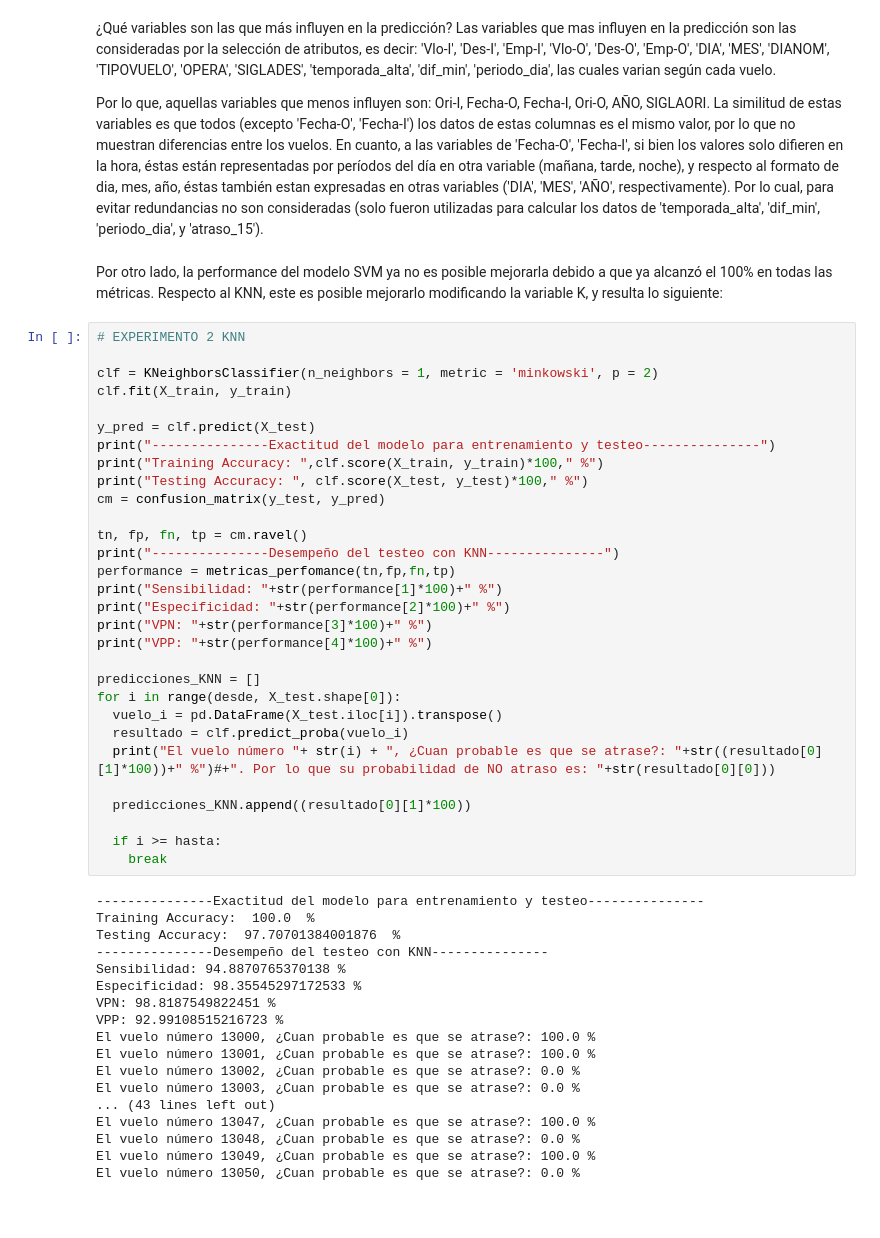
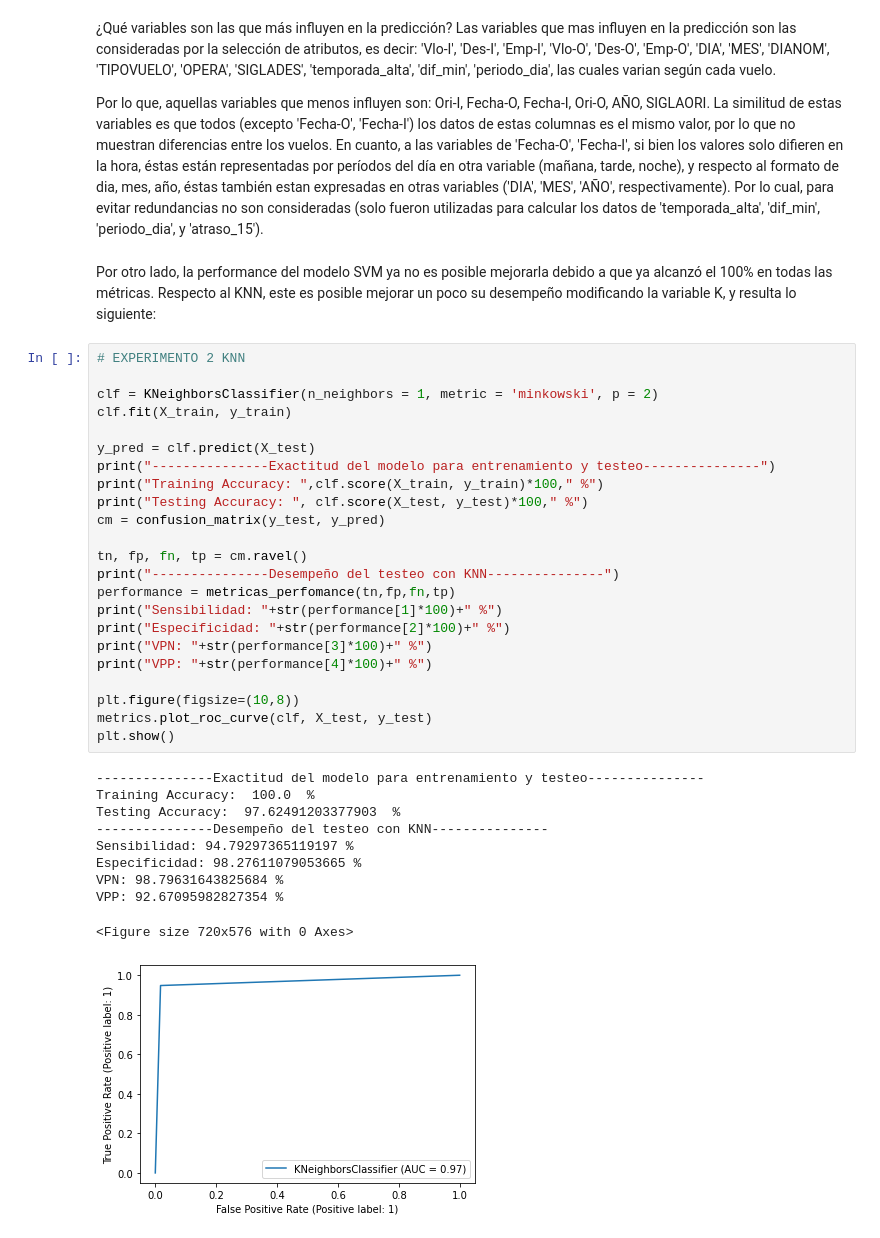
Before and after one commit to mario-97/Challenge_DataScientist, a Jupyter notebook: solution.ipynb, the cells around one changed output. Cells and saved outputs as stored; diff of their text form; blank space fills up the shorter version.

```diff
--- a/solution.ipynb
+++ b/solution.ipynb
@@ -897,52 +927,38 @@ Si bien el porcentaje de probabilidad de los modelos SVM y KNN no coinciden, si
 
 Por lo que, aquellas variables que menos influyen son:  Ori-I, Fecha-O, Fecha-I, Ori-O, AÑO, SIGLAORI. La similitud de estas variables es que todos (excepto 'Fecha-O', 'Fecha-I') los datos de estas columnas es el mismo valor, por lo que no muestran diferencias entre los vuelos. En cuanto, a las variables de 'Fecha-O', 'Fecha-I', si bien los valores solo difieren en la hora, éstas están representadas por períodos del día en otra variable (mañana, tarde, noche), y respecto al formato de dia, mes, año, éstas también estan expresadas en otras variables ('DIA', 'MES', 'AÑO', respectivamente). Por lo cual, para evitar redundancias no son consideradas (solo fueron utilizadas para calcular los datos de 'temporada_alta', 'dif_min', 'periodo_dia', y 'atraso_15').
 # %% [markdown]
-Por otro lado, la performance del modelo SVM ya no es posible mejorarla debido a que ya alcanzó el 100% en todas las métricas. Respecto al KNN, este es posible mejorarlo modificando la variable K, y resulta lo siguiente:
+Por otro lado, la performance del modelo SVM ya no es posible mejorarla debido a que ya alcanzó el 100% en todas las métricas. Respecto al KNN, este es posible mejorar un poco su desempeño modificando la variable K, y resulta lo siguiente:
 # %%
 # EXPERIMENTO 2 KNN
 
 clf = KNeighborsClassifier(n_neighbors = 1, metric = 'minkowski', p = 2)
 clf.fit(X_train, y_train)
 
 y_pred = clf.predict(X_test)
 print("---------------Exactitud del modelo para entrenamiento y testeo---------------")
 print("Training Accuracy: ",clf.score(X_train, y_train)*100," %")
 print("Testing Accuracy: ", clf.score(X_test, y_test)*100," %")
 cm = confusion_matrix(y_test, y_pred)
 
 tn, fp, fn, tp = cm.ravel()
 print("---------------Desempeño del testeo con KNN---------------")
 performance = metricas_perfomance(tn,fp,fn,tp)
 print("Sensibilidad: "+str(performance[1]*100)+" %")
 print("Especificidad: "+str(performance[2]*100)+" %")
 print("VPN: "+str(performance[3]*100)+" %")
 print("VPP: "+str(performance[4]*100)+" %")
 
-predicciones_KNN = []
-for i in range(desde, X_test.shape[0]):
-  vuelo_i = pd.DataFrame(X_test.iloc[i]).transpose()
-  resultado = clf.predict_proba(vuelo_i)
-  print("El vuelo número "+ str(i) + ", ¿Cuan probable es que se atrase?: "+str((resultado[0][1]*100))+" %")#+". Por lo que su probabilidad de NO atraso es: "+str(resultado[0][0]))
-
-  predicciones_KNN.append((resultado[0][1]*100))
-
-  if i >= hasta:
-    break
+plt.figure(figsize=(10,8))
+metrics.plot_roc_curve(clf, X_test, y_test)
+plt.show()
 # %% [output]
 ---------------Exactitud del modelo para entrenamiento y testeo---------------
 Training Accuracy:  100.0  %
-Testing Accuracy:  97.70701384001876  %
+Testing Accuracy:  97.62491203377903  %
 ---------------Desempeño del testeo con KNN---------------
-Sensibilidad: 94.8870765370138 %
-Especificidad: 98.35545297172533 %
-VPN: 98.8187549822451 %
-VPP: 92.99108515216723 %
-El vuelo número 13000, ¿Cuan probable es que se atrase?: 100.0 %
-El vuelo número 13001, ¿Cuan probable es que se atrase?: 100.0 %
-El vuelo número 13002, ¿Cuan probable es que se atrase?: 0.0 %
-El vuelo número 13003, ¿Cuan probable es que se atrase?: 0.0 %
-... (43 lines left out)
-El vuelo número 13047, ¿Cuan probable es que se atrase?: 100.0 %
-El vuelo número 13048, ¿Cuan probable es que se atrase?: 0.0 %
-El vuelo número 13049, ¿Cuan probable es que se atrase?: 100.0 %
-El vuelo número 13050, ¿Cuan probable es que se atrase?: 0.0 %
+Sensibilidad: 94.79297365119197 %
+Especificidad: 98.27611079053665 %
+VPN: 98.79631643825684 %
+VPP: 92.67095982827354 %
+<Figure size 720x576 with 0 Axes>
+[figure, added]
```
Also changed, not shown: parts of 27 cells of this notebook.
